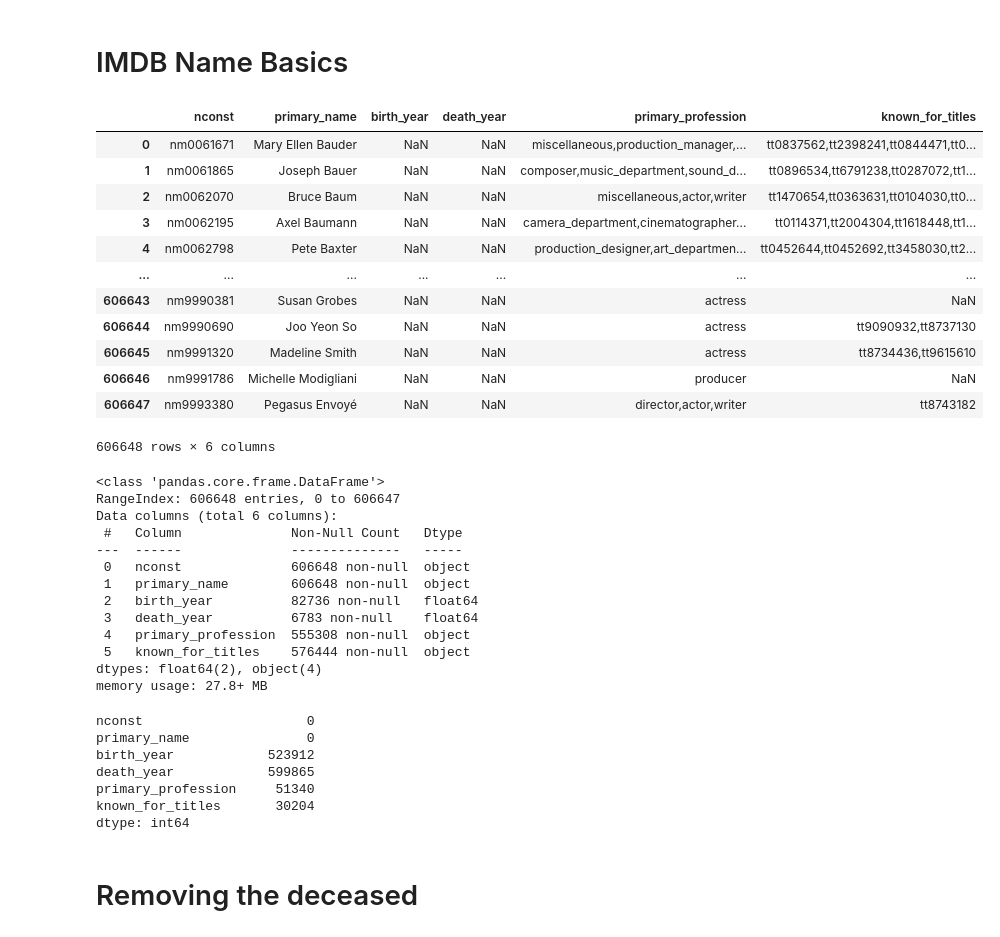
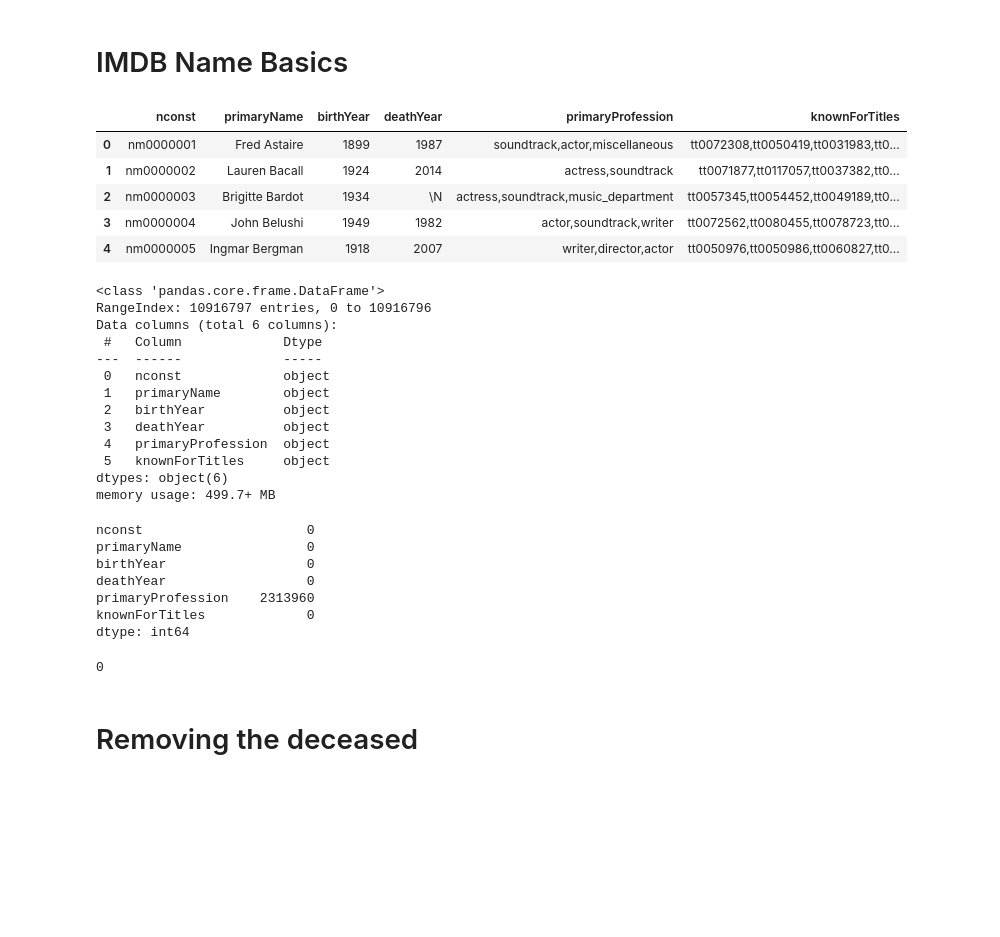
Before and after one commit to kyledufrane/Microsoft_Movie_Analysis, a Jupyter notebook: working_notebooks/master_cleaned_sheet.ipynb, the cells around one changed output. Saved outputs shown, nothing was run; the diff lists cells and outputs as text; code cells hidden in the pictures; blank space fills up the shorter version.

```diff
--- a/working_notebooks/master_cleaned_sheet.ipynb
+++ b/working_notebooks/master_cleaned_sheet.ipynb
@@ -6,59 +6,56 @@ import matplotlib.pyplot as plt
 # %%
 pd.set_option('display.max_rows', 999)
 # %%
-name_basics = pd.read_csv('data/zippedData/imdb.name.basics.csv')
-title_akas = pd.read_csv('data/zippedData/imdb.title.akas.csv')
-title_basics = pd.read_csv('data/zippedData/imdb.title.basics.csv')
-title_crew = pd.read_csv('data/zippedData/imdb.title.crew.csv')
-title_principals = pd.read_csv('data/zippedData/imdb.title.principals.csv')
-title_ratings = pd.read_csv('data/zippedData/imdb.title.ratings.csv')
+name_basics = pd.read_csv('~/Desktop/IMDB/name.basics.tsv', delimiter = '\t')
+title_akas = pd.read_csv('~/Desktop/IMDB/title.akas.tsv', delimiter = '\t')
+title_basics = pd.read_csv('~/Desktop/IMDB/title.basics.tsv', delimiter = '\t')
+title_crew = pd.read_csv('~/Desktop/IMDB/title.crew.tsv', delimiter = '\t')
+title_principals = pd.read_csv('~/Desktop/IMDB/title.principals.tsv', delimiter = '\t')
+title_ratings = pd.read_csv('~/Desktop/IMDB/title.ratings.tsv', delimiter = '\t')
 # %%
 import warnings
 warnings.filterwarnings('ignore')
 # %% [markdown]
 # IMDB Name Basics
 # %%
-name_basics
+name_basics.head()
 # %% [output]
-|  | nconst | primary_name | birth_year | death_year | primary_profession | known_for_titles |
-| 0 | nm0061671 | Mary Ellen Bauder | NaN | NaN | miscellaneous,production_manager,... | tt0837562,tt2398241,tt0844471,tt0... |
-| 1 | nm0061865 | Joseph Bauer | NaN | NaN | composer,music_department,sound_d... | tt0896534,tt6791238,tt0287072,tt1... |
-| 2 | nm0062070 | Bruce Baum | NaN | NaN | miscellaneous,actor,writer | tt1470654,tt0363631,tt0104030,tt0... |
-| 3 | nm0062195 | Axel Baumann | NaN | NaN | camera_department,cinematographer... | tt0114371,tt2004304,tt1618448,tt1... |
-| 4 | nm0062798 | Pete Baxter | NaN | NaN | production_designer,art_departmen... | tt0452644,tt0452692,tt3458030,tt2... |
-| ... | ... | ... | ... | ... | ... | ... |
-| 606643 | nm9990381 | Susan Grobes | NaN | NaN | actress | NaN |
-| 606644 | nm9990690 | Joo Yeon So | NaN | NaN | actress | tt9090932,tt8737130 |
-| 606645 | nm9991320 | Madeline Smith | NaN | NaN | actress | tt8734436,tt9615610 |
-| 606646 | nm9991786 | Michelle Modigliani | NaN | NaN | producer | NaN |
-| 606647 | nm9993380 | Pegasus Envoyé | NaN | NaN | director,actor,writer | tt8743182 |
+|  | nconst | primaryName | birthYear | deathYear | primaryProfession | knownForTitles |
+| 0 | nm0000001 | Fred Astaire | 1899 | 1987 | soundtrack,actor,miscellaneous | tt0072308,tt0050419,tt0031983,tt0... |
+| 1 | nm0000002 | Lauren Bacall | 1924 | 2014 | actress,soundtrack | tt0071877,tt0117057,tt0037382,tt0... |
+| 2 | nm0000003 | Brigitte Bardot | 1934 | \N | actress,soundtrack,music_department | tt0057345,tt0054452,tt0049189,tt0... |
+| 3 | nm0000004 | John Belushi | 1949 | 1982 | actor,soundtrack,writer | tt0072562,tt0080455,tt0078723,tt0... |
+| 4 | nm0000005 | Ingmar Bergman | 1918 | 2007 | writer,director,actor | tt0050976,tt0050986,tt0060827,tt0... |
-606648 rows × 6 columns
 # %%
 name_basics.info()
 # %% [output]
 <class 'pandas.core.frame.DataFrame'>
-RangeIndex: 606648 entries, 0 to 606647
+RangeIndex: 10916797 entries, 0 to 10916796
 Data columns (total 6 columns):
- #   Column              Non-Null Count   Dtype
----  ------              --------------   -----
- 0   nconst              606648 non-null  object
- 1   primary_name        606648 non-null  object
- 2   birth_year          82736 non-null   float64
- 3   death_year          6783 non-null    float64
- 4   primary_profession  555308 non-null  object
- 5   known_for_titles    576444 non-null  object
-dtypes: float64(2), object(4)
-memory usage: 27.8+ MB
+ #   Column             Dtype
+---  ------             -----
+ 0   nconst             object
+ 1   primaryName        object
+ 2   birthYear          object
+ 3   deathYear          object
+ 4   primaryProfession  object
+ 5   knownForTitles     object
+dtypes: object(6)
+memory usage: 499.7+ MB
 # %%
 name_basics.isna().sum()
 # %% [output]
 nconst                     0
-primary_name               0
-birth_year            523912
-death_year            599865
-primary_profession     51340
-known_for_titles       30204
+primaryName                0
+birthYear                  0
+deathYear                  0
+primaryProfession    2313960
+knownForTitles             0
 dtype: int64
+# %%
+name_basics.duplicated().sum()
+# %% [output]
+0
 # %% [markdown]
 # Removing the deceased
 # %%
```
Also changed, not shown: parts of 50 cells of this notebook, 1 other file.
